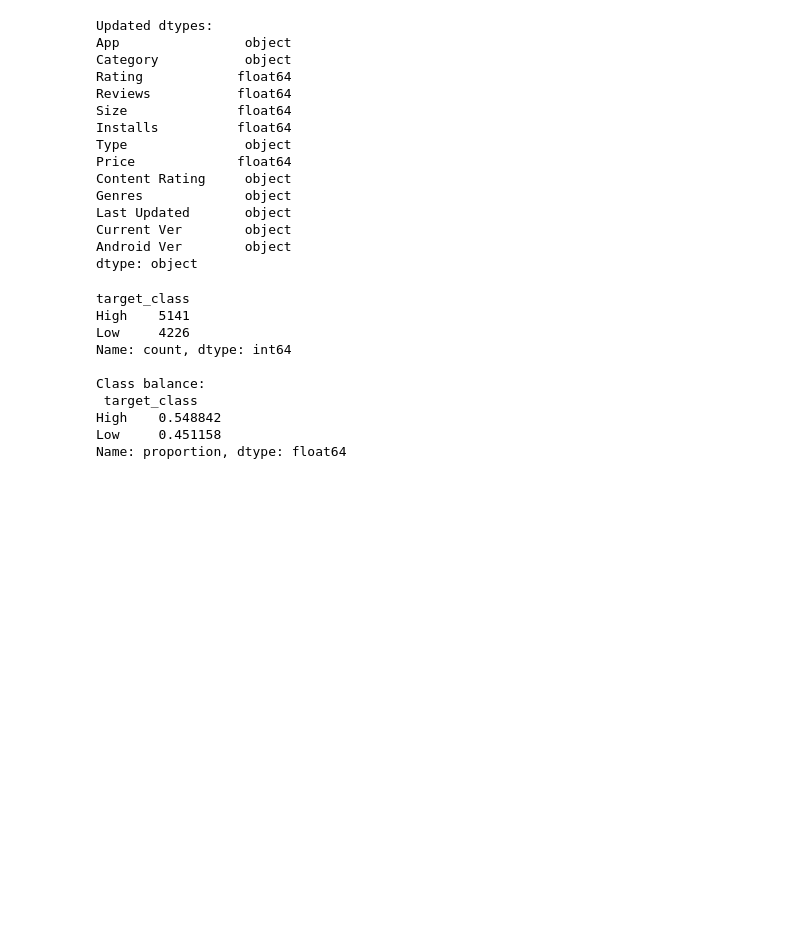
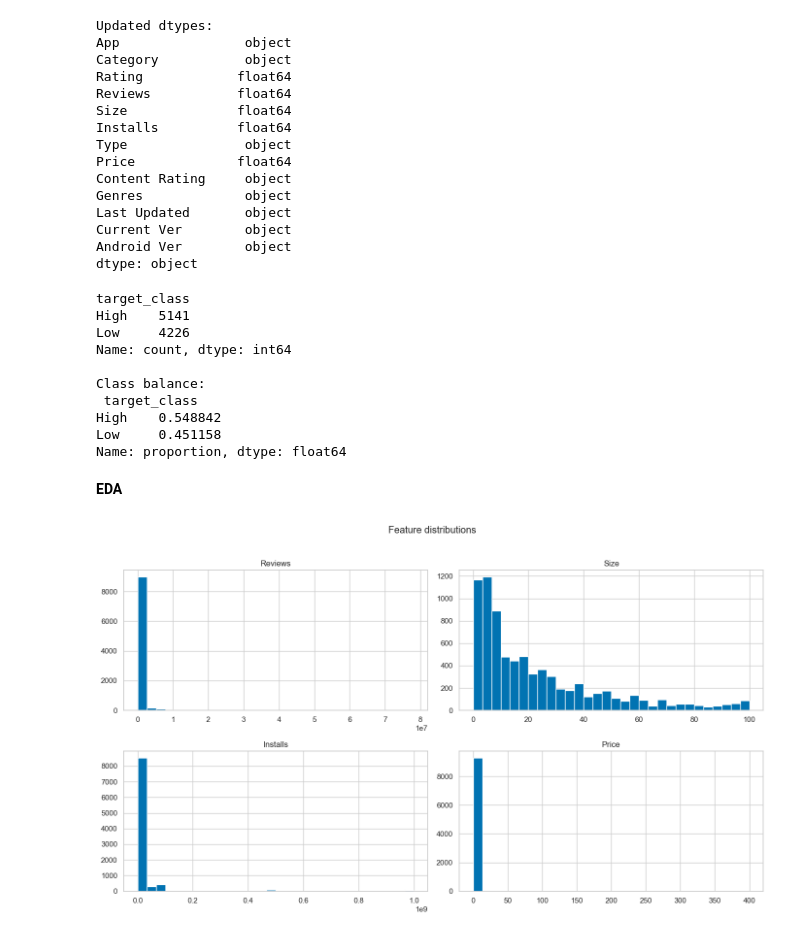
Before and after one commit to Kamalini29/ML-Capstone, a Jupyter notebook: notebooks/Classification.ipynb, the cells around one changed output. Drawn from its saved outputs; the diff is of its cells as text; code cells hidden in the pictures; blank space fills up the shorter version.

```diff
--- a/notebooks/Classification.ipynb
+++ b/notebooks/Classification.ipynb
@@ -139,3 +139,16 @@ Class balance:
 High    0.548842
 Low     0.451158
 Name: proportion, dtype: float64
+# %% [markdown]
+**EDA**
+# %%
+num_cols = df.select_dtypes(include=[np.number]).columns.tolist()
+num_cols = [c for c in num_cols if c != RATING_COL]
+
+df[num_cols].hist(bins=30, figsize=(14, 8))
+plt.suptitle("Feature distributions", y=1.02)
+plt.tight_layout()
+plt.savefig("../models/clf_eda_distributions.png", bbox_inches="tight")
+plt.show()
+# %% [output]
+[figure, added]
```
Also changed, not shown: parts of 3 cells of this notebook.
